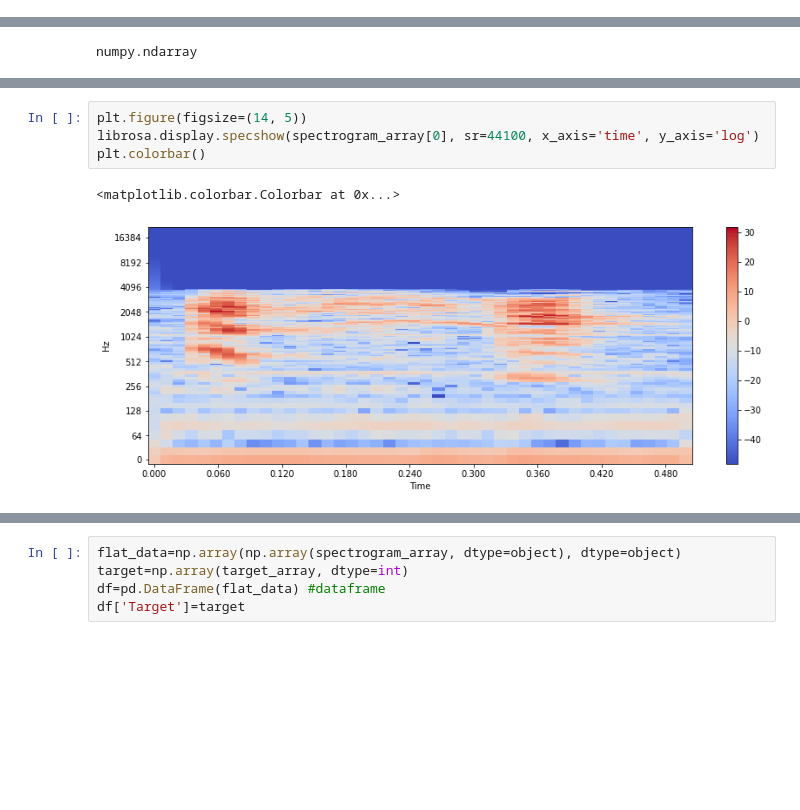
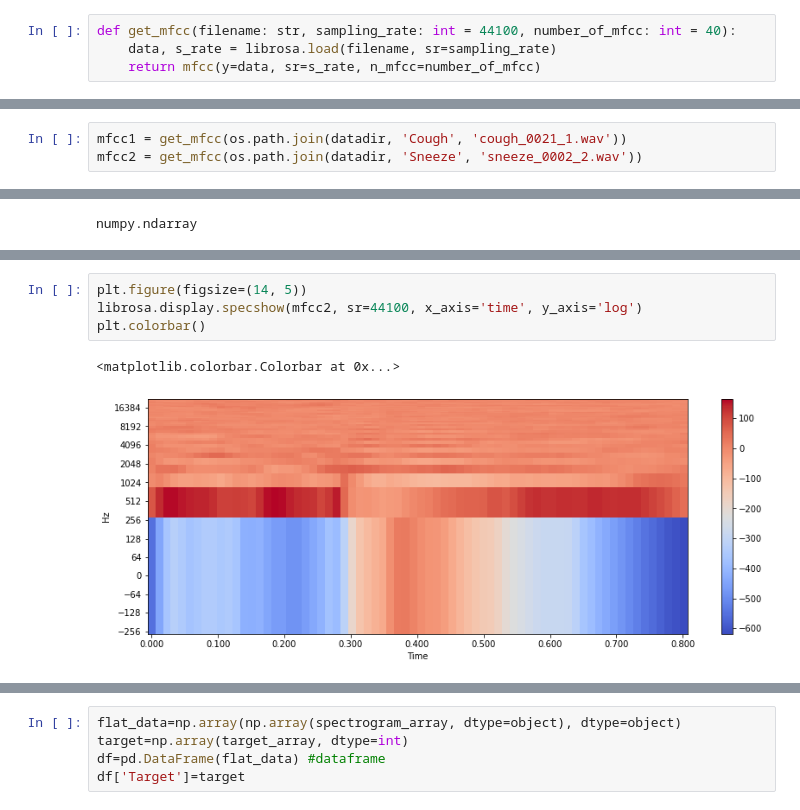
Before and after one commit to kshinkee/sound_classifier, a Jupyter notebook: e004_multiple_sound_spectrograms.ipynb, the cells around one changed output, grey strips where cells are left out. Saved outputs shown, nothing was run; the diff lists cells and outputs as text; blank space fills up the shorter version.

```diff
--- a/e004_multiple_sound_spectrograms.ipynb
+++ b/e004_multiple_sound_spectrograms.ipynb
@@ -29,3 +40,7 @@ from glob import glob
+# %%
+def get_mfcc(filename: str, sampling_rate: int = 44100, number_of_mfcc: int = 40):
+    data, s_rate = librosa.load(filename, sr=sampling_rate)
+    return mfcc(y=data, sr=s_rate, n_mfcc=number_of_mfcc)
 # %%
 Categories=['Cough', 'Sneeze']
 flat_data_arr=[] #input array
@@ -50,0 +85,3 @@ loaded category:Sneeze successfully
+# %%
+mfcc1 = get_mfcc(os.path.join(datadir, 'Cough', 'cough_0021_1.wav'))
+mfcc2 = get_mfcc(os.path.join(datadir, 'Sneeze', 'sneeze_0002_2.wav'))
@@ -67,7 +119,7 @@ numpy.ndarray
 # %%
 plt.figure(figsize=(14, 5))
-librosa.display.specshow(spectrogram_array[0], sr=44100, x_axis='time', y_axis='log')
+librosa.display.specshow(mfcc2, sr=44100, x_axis='time', y_axis='log')
 plt.colorbar()
 # %% [output]
 <matplotlib.colorbar.Colorbar at 0x...>
-[figure, old version]
+[figure, new version]
```
Also changed, not shown: parts of 11 cells of this notebook, 5 other files.
